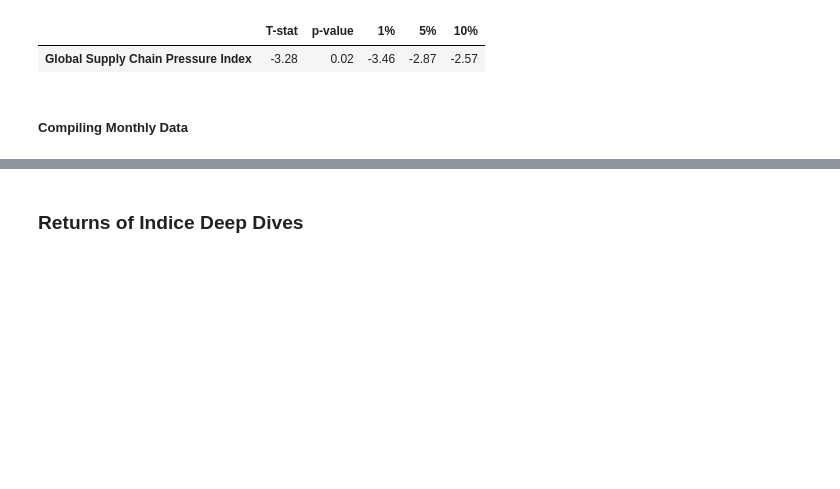
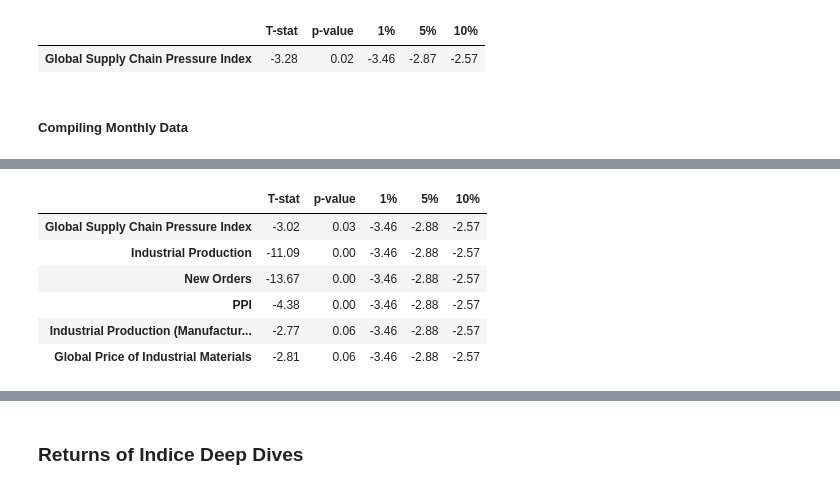
Before and after one commit to Pj-354/Python-Notebooks--Mine-, a Jupyter notebook: Dispersion/GARCH MIDAS/DCC MIDAS/_Data_Collection.ipynb, the cells around one changed output, grey strips where cells are left out. Drawn from its saved outputs; the diff is of its cells as text; code cells hidden in the pictures; blank space fills up the shorter version.

```diff
--- a/Dispersion/GARCH MIDAS/DCC MIDAS/_Data_Collection.ipynb
+++ b/Dispersion/GARCH MIDAS/DCC MIDAS/_Data_Collection.ipynb
@@ -606,0 +637,13 @@ Industrial_Indicators.to_csv('Industrial Indicators.csv')
+# %%
+Industrial_Indicators = pd.read_csv('Indicator - Industrial.csv', parse_dates = True, index_col = [0])
+Aug_DF_Test = Industrial_Indicators.apply(lambda col : ADF_test(col)).round(2)
+Aug_DF_Test.index = ['T-stat', 'p-value', '1%', '5%', '10%']
+Aug_DF_Test.T
+# %% [output]
+|  | T-stat | p-value | 1% | 5% | 10% |
+| Global Supply Chain Pressure Index | -3.02 | 0.03 | -3.46 | -2.88 | -2.57 |
+| Industrial Production | -11.09 | 0.00 | -3.46 | -2.88 | -2.57 |
+| New Orders | -13.67 | 0.00 | -3.46 | -2.88 | -2.57 |
+| PPI | -4.38 | 0.00 | -3.46 | -2.88 | -2.57 |
+| Industrial Production (Manufactur... | -2.77 | 0.06 | -3.46 | -2.88 | -2.57 |
+| Global Price of Industrial Materials | -2.81 | 0.06 | -3.46 | -2.88 | -2.57 |
```
Also changed, not shown: parts of 41 cells of this notebook, 8 other files.
